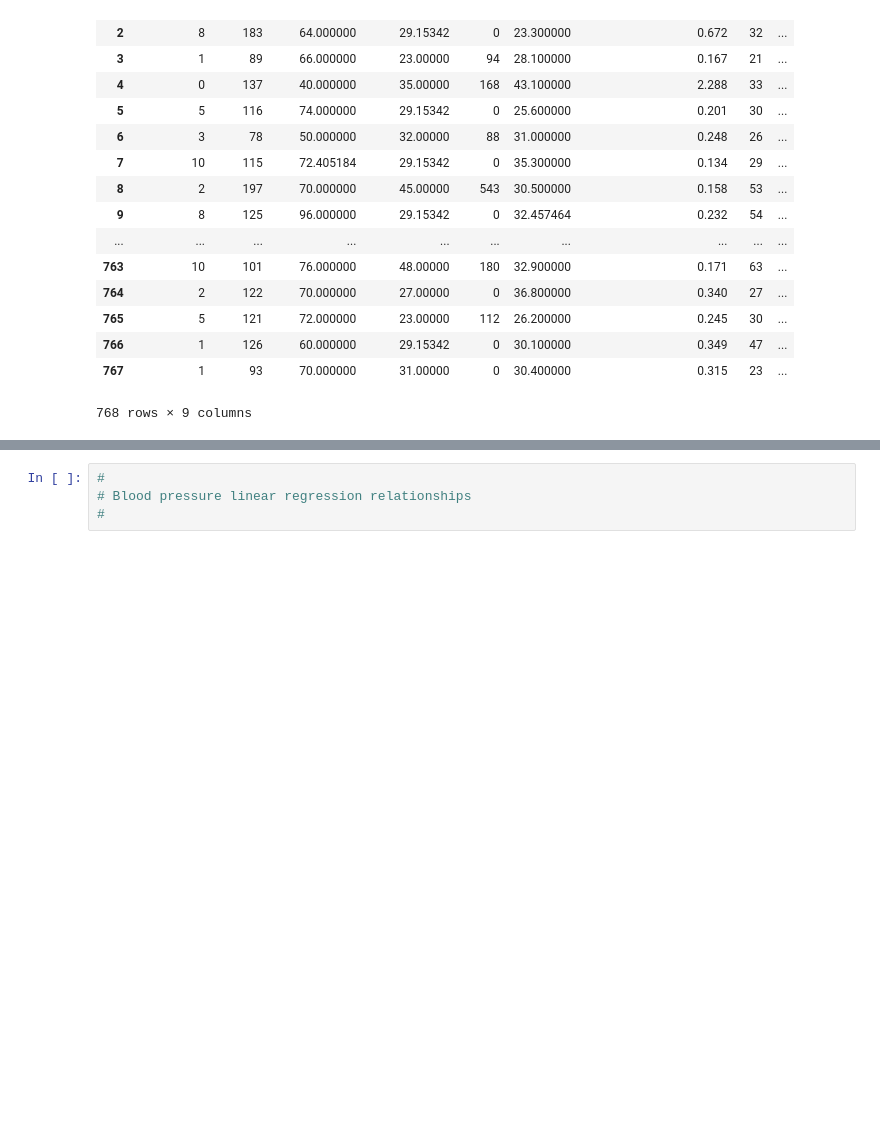
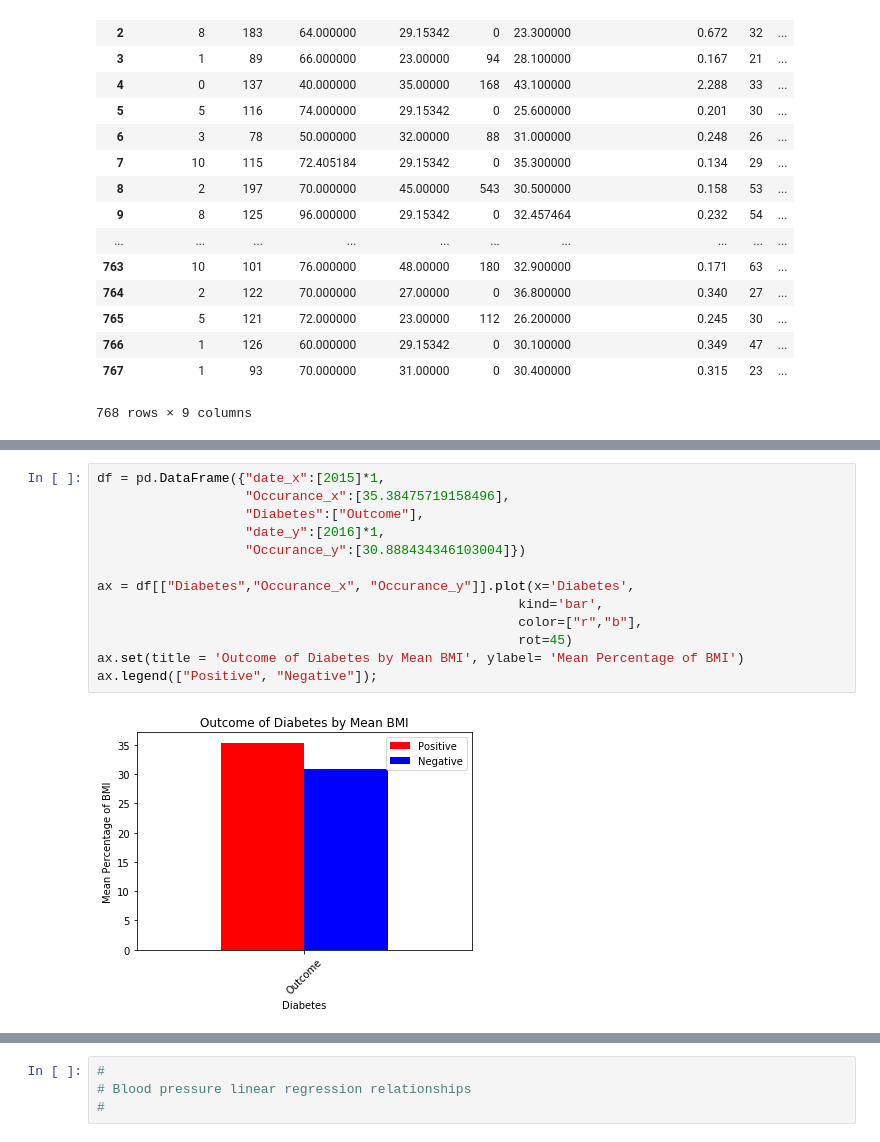
Before and after one commit to hamzashahid1995/Data-Science, a Jupyter notebook: Final Project/diabetes_analysis.ipynb, the cells around one changed output, grey strips where cells are left out. Drawn from its saved outputs; the diff is of its cells as text; blank space fills up the shorter version.

```diff
--- a/Final Project/diabetes_analysis.ipynb
+++ b/Final Project/diabetes_analysis.ipynb
@@ -72,0 +335,15 @@ DIABETES_DATA
+# %%
+df = pd.DataFrame({"date_x":[2015]*1,
+                   "Occurance_x":[35.38475719158496],
+                   "Diabetes":["Outcome"],
+                   "date_y":[2016]*1,
+                   "Occurance_y":[30.888434346103004]})
+
+ax = df[["Diabetes","Occurance_x", "Occurance_y"]].plot(x='Diabetes',
+                                                      kind='bar',
+                                                      color=["r","b"],
+                                                      rot=45)
+ax.set(title = 'Outcome of Diabetes by Mean BMI', ylabel= 'Mean Percentage of BMI')
+ax.legend(["Positive", "Negative"]);
+# %% [output]
+[figure, added]
```
Also changed, not shown: parts of 86 cells of this notebook.
